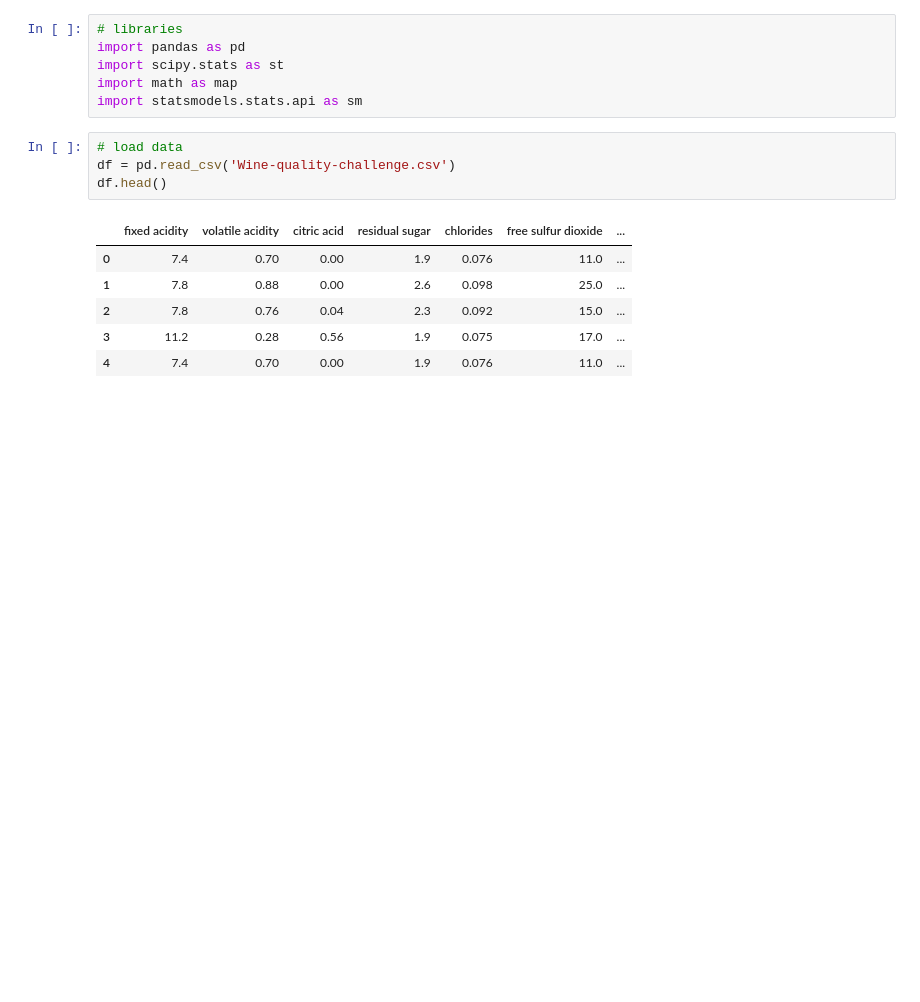
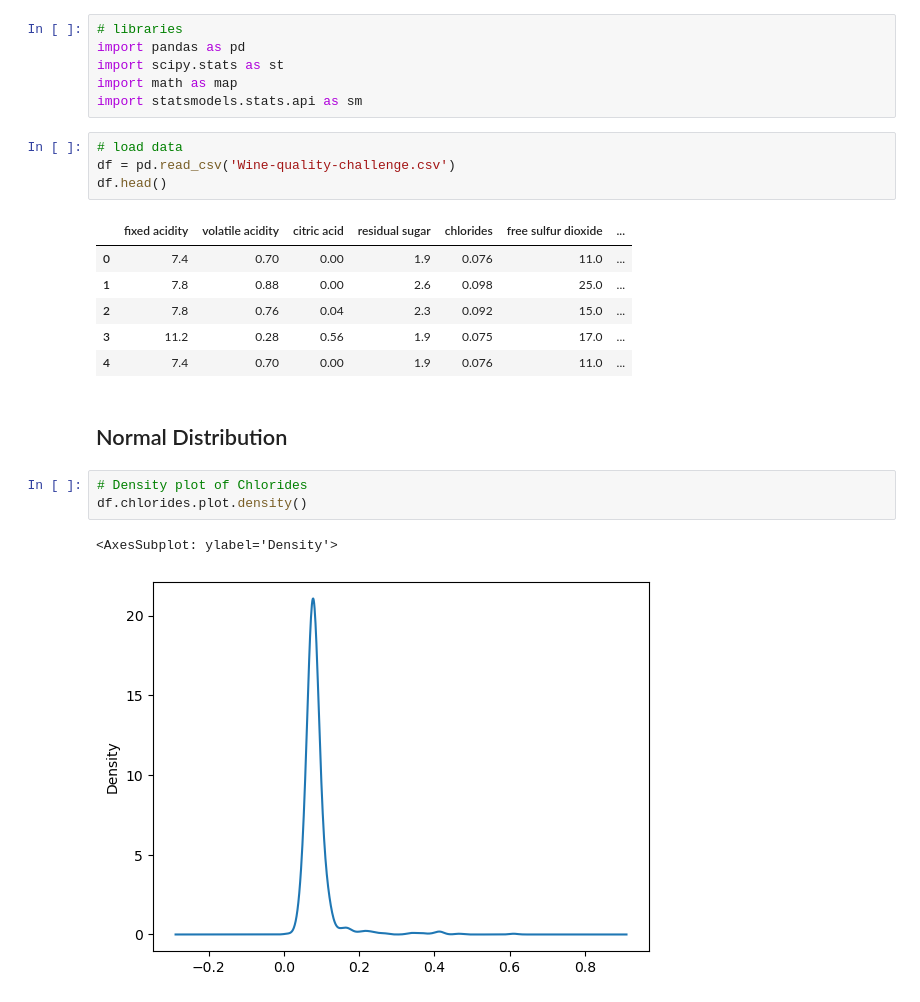
Before and after one commit to leomay282/business_analytics_baseball, a Jupyter notebook: Intermediary_statistics.ipynb, the cells around one changed output. Saved outputs shown, nothing was run; the diff lists cells and outputs as text; blank space fills up the shorter version.

```diff
--- a/Intermediary_statistics.ipynb
+++ b/Intermediary_statistics.ipynb
@@ -25,3 +25,11 @@ df.head()
 | 2 | 7.8 | 0.76 | 0.04 | 2.3 | 0.092 | 15.0 | ... |
 | 3 | 11.2 | 0.28 | 0.56 | 1.9 | 0.075 | 17.0 | ... |
 | 4 | 7.4 | 0.70 | 0.00 | 1.9 | 0.076 | 11.0 | ... |
+# %% [markdown]
+## Normal Distribution
+# %%
+# Density plot of Chlorides
+df.chlorides.plot.density()
+# %% [output]
+<AxesSubplot: ylabel='Density'>
+[figure, added]
```
Also changed, not shown: parts of 7 cells of this notebook.
